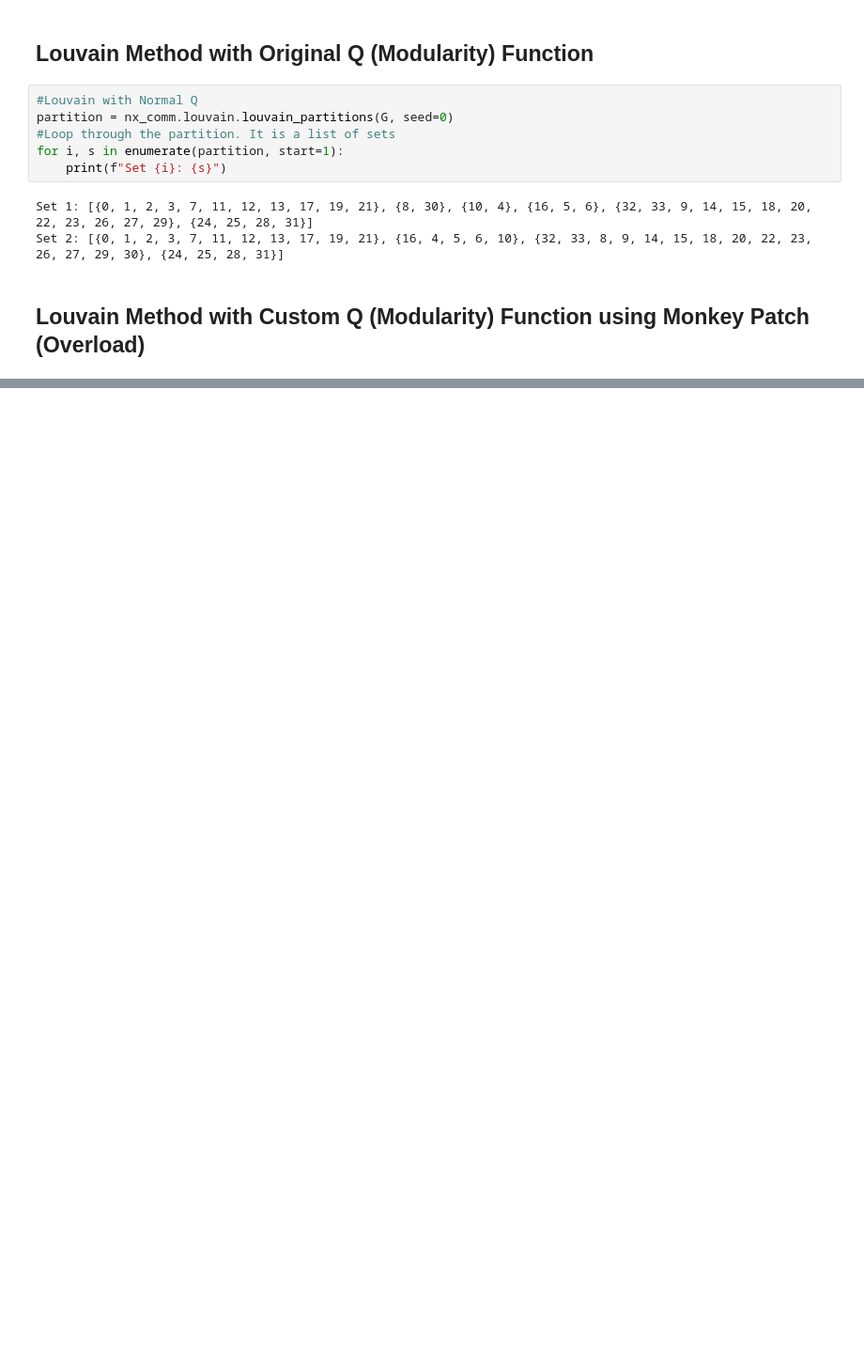
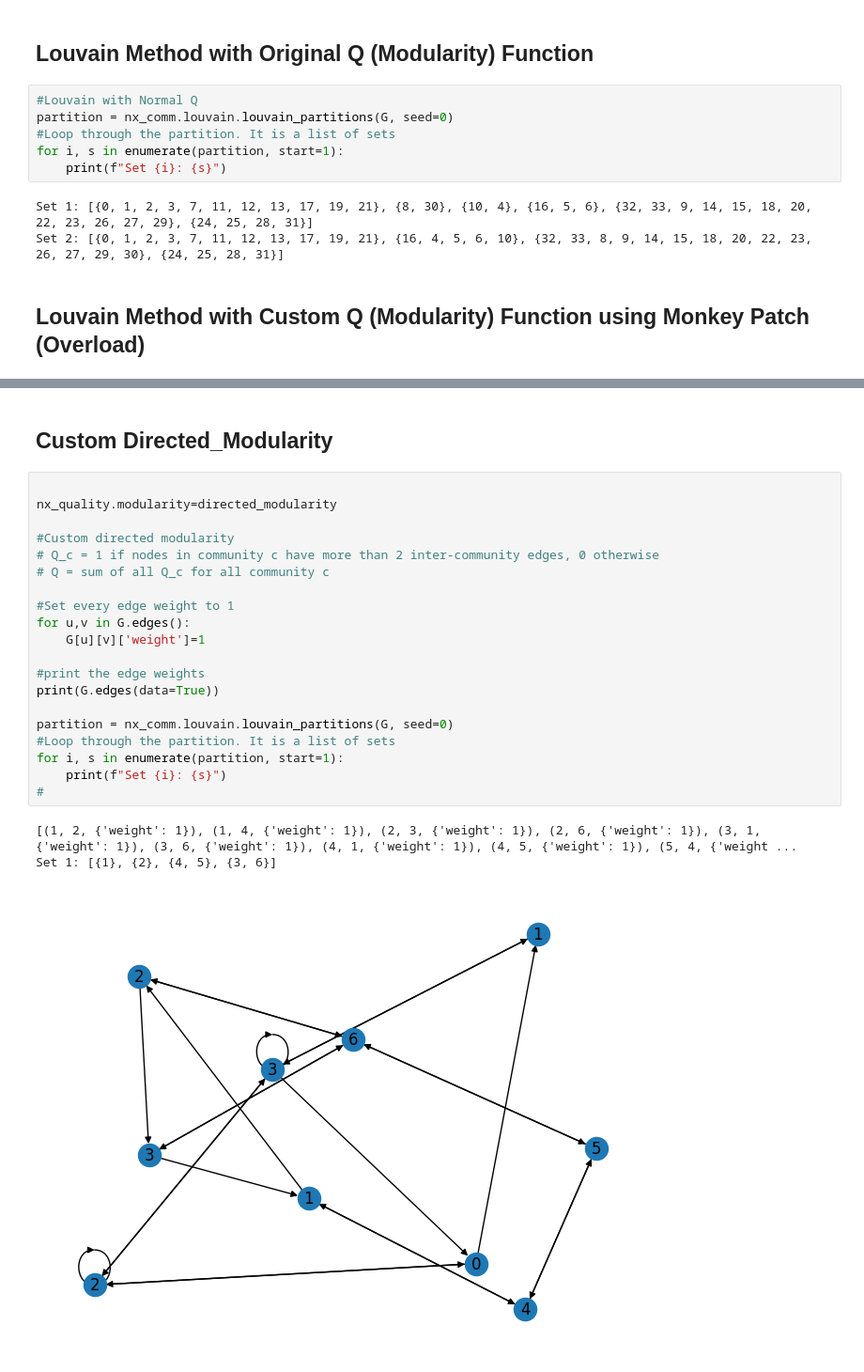
Before and after one commit to csmukherjee/MCPC_Clustering, a Jupyter notebook: Codes/Test.ipynb, the cells around one changed output, grey strips where cells are left out. Shown at 94% size. Drawn from its saved outputs; the diff is of its cells as text; blank space fills up the shorter version.

```diff
--- a/Codes/Test.ipynb
+++ b/Codes/Test.ipynb
@@ -41,0 +53,26 @@ for i, s in enumerate(partition, start=1):
+# %% [markdown]
+## Custom Directed_Modularity
+# %%
+
+nx_quality.modularity=directed_modularity
+
+#Custom directed modularity
+# Q_c = 1 if nodes in community c have more than 2 inter-community edges, 0 otherwise
+# Q = sum of all Q_c for all community c
+
+#Set every edge weight to 1
+for u,v in G.edges():
+    G[u][v]['weight']=1
+
+#print the edge weights
+print(G.edges(data=True))
+
+partition = nx_comm.louvain.louvain_partitions(G, seed=0)
+#Loop through the partition. It is a list of sets
+for i, s in enumerate(partition, start=1):
+    print(f"Set {i}: {s}")
+#
+# %% [output]
+[(1, 2, {'weight': 1}), (1, 4, {'weight': 1}), (2, 3, {'weight': 1}), (2, 6, {'weight': 1}), (3, 1, {'weight': 1}), (3, 6, {'weight': 1}), (4, 1, {'weight': 1}), (4, 5, {'weight': 1}), (5, 4, {'weight ...
+Set 1: [{1}, {2}, {4, 5}, {3, 6}]
+[figure, added]
```
Also changed, not shown: parts of 5 cells of this notebook, 1 other file.
